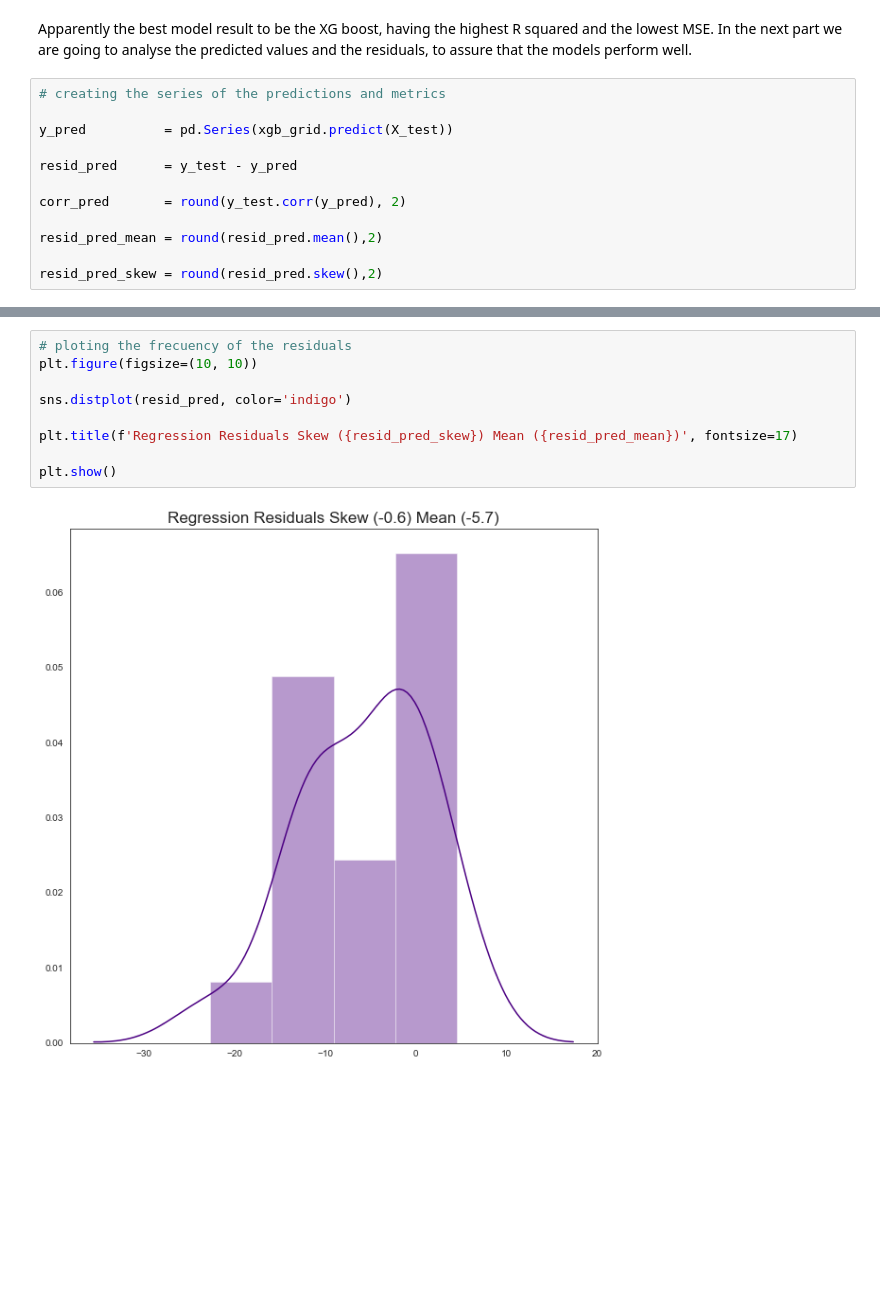
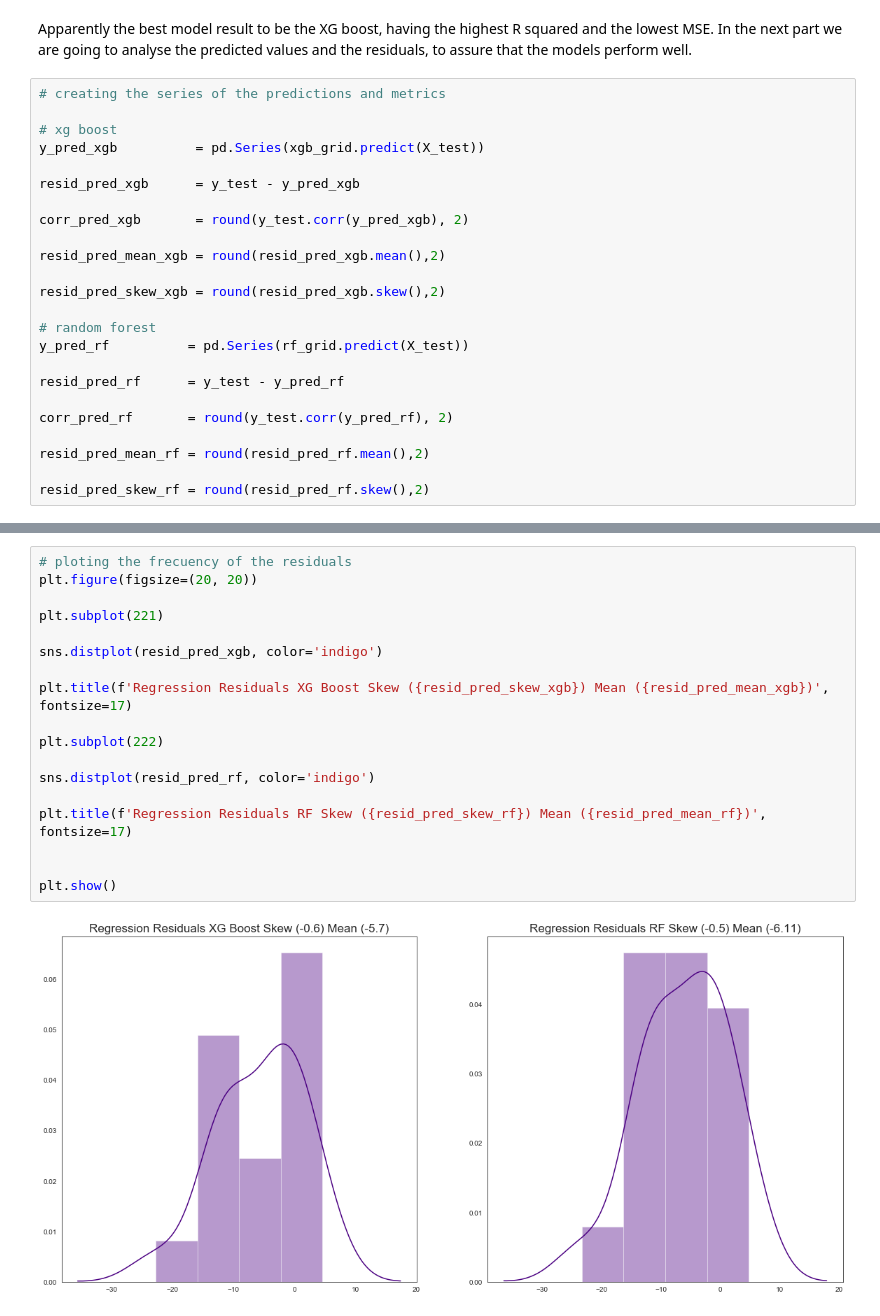
Before and after one commit to Alexisbiancotti/Obesity_Prediction, a Jupyter notebook: Obesity_Prediction.ipynb, the cells around one changed output, grey strips where cells are left out. Cells and saved outputs as stored; diff of their text form; blank space fills up the shorter version.

```diff
--- a/Obesity_Prediction.ipynb
+++ b/Obesity_Prediction.ipynb
@@ -411,15 +482,27 @@ Apparently the best model result to be the XG boost, having the highest R square
 # %%
 # creating the series of the predictions and metrics
 
-y_pred          = pd.Series(xgb_grid.predict(X_test))
+# xg boost
+y_pred_xgb          = pd.Series(xgb_grid.predict(X_test))
 
-resid_pred      = y_test - y_pred
+resid_pred_xgb      = y_test - y_pred_xgb
 
-corr_pred       = round(y_test.corr(y_pred), 2)
+corr_pred_xgb       = round(y_test.corr(y_pred_xgb), 2)
 
-resid_pred_mean = round(resid_pred.mean(),2)
+resid_pred_mean_xgb = round(resid_pred_xgb.mean(),2)
 
-resid_pred_skew = round(resid_pred.skew(),2)
+resid_pred_skew_xgb = round(resid_pred_xgb.skew(),2)
+
+# random forest
+y_pred_rf          = pd.Series(rf_grid.predict(X_test))
+
+resid_pred_rf      = y_test - y_pred_rf
+
+corr_pred_rf       = round(y_test.corr(y_pred_rf), 2)
+
+resid_pred_mean_rf = round(resid_pred_rf.mean(),2)
+
+resid_pred_skew_rf = round(resid_pred_rf.skew(),2)
 # %%
 # ploting the real and the predicted values
 
@@ -438,11 +532,20 @@ plt.show()
 # %%
 # ploting the frecuency of the residuals
-plt.figure(figsize=(10, 10))
+plt.figure(figsize=(20, 20))
 
-sns.distplot(resid_pred, color='indigo')
+plt.subplot(221)
 
-plt.title(f'Regression Residuals Skew ({resid_pred_skew}) Mean ({resid_pred_mean})', fontsize=17)
+sns.distplot(resid_pred_xgb, color='indigo')
+
+plt.title(f'Regression Residuals XG Boost Skew ({resid_pred_skew_xgb}) Mean ({resid_pred_mean_xgb})', fontsize=17)
+
+plt.subplot(222)
+
+sns.distplot(resid_pred_rf, color='indigo')
+
+plt.title(f'Regression Residuals RF Skew ({resid_pred_skew_rf}) Mean ({resid_pred_mean_rf})', fontsize=17)
+
 
 plt.show()
 # %% [output]
-[figure, old version]
+[figure, new version]
```
Also changed, not shown: parts of 40 cells of this notebook, 1 other file.
